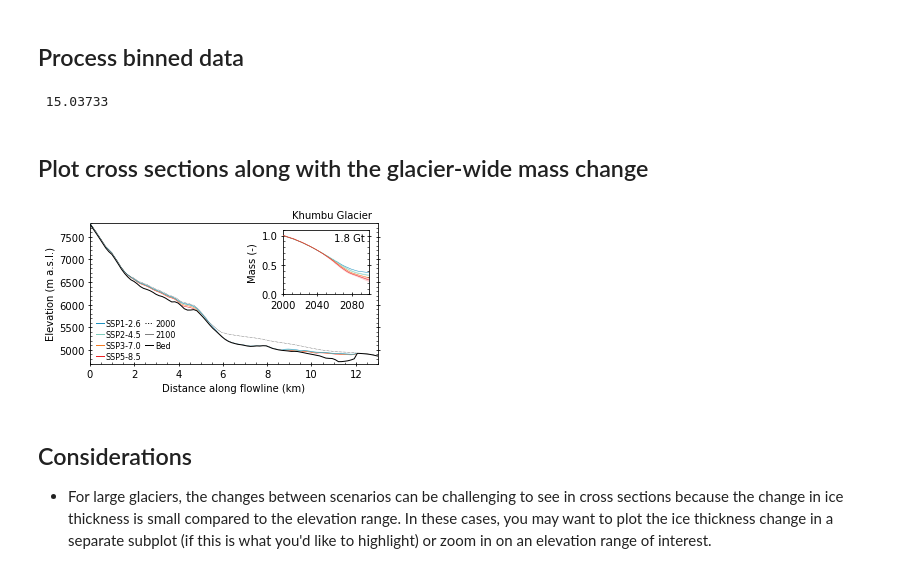
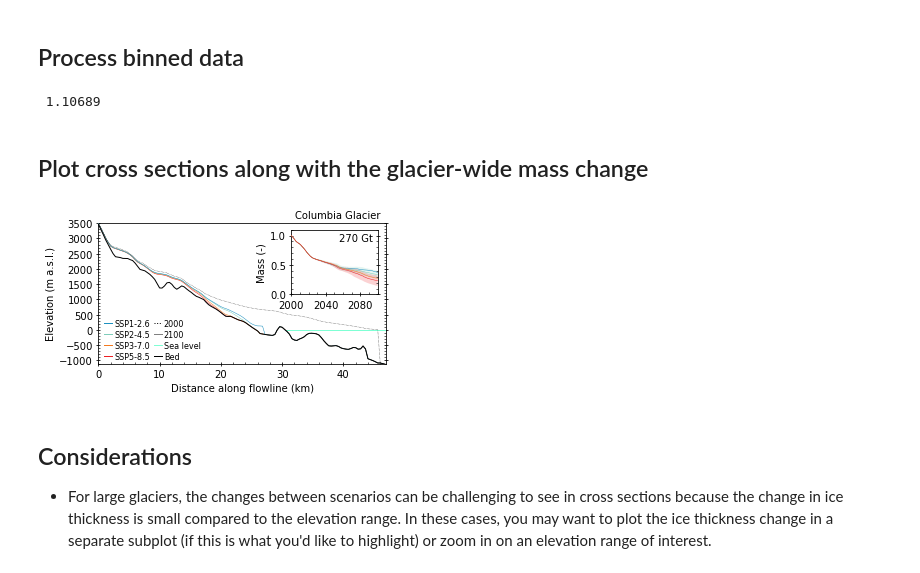
Before and after one commit to PyGEM-Community/PyGEM-scripts, a Jupyter notebook: analyze_glacier_change_CrossSection.ipynb, the cells around one changed output. Drawn from its saved outputs; the diff is of its cells as text; code cells hidden in the pictures.

Commit message:
glaciermip3 script files

```diff
--- a/analyze_glacier_change_CrossSection.ipynb
+++ b/analyze_glacier_change_CrossSection.ipynb
@@ -4,8 +4,10 @@ This notebook provides an example of how to plot a cross section of a single gla
 # %% [markdown]
 ## Input data
 # %%
-glac_nos = ['15.03733']
-glac_name_dict = {'15.03733':'Khumbu Glacier'}
+glac_nos = ['1.10689']
+# glac_nos = ['15.03733']
+glac_name_dict = {'1.10689':'Columbia Glacier',
+                  '15.03733':'Khumbu Glacier'}
 scenarios = ['ssp126', 'ssp245', 'ssp370', 'ssp585']
 # scenarios = ['ssp126']
 gcm_names = ['BCC-CSM2-MR', 'CESM2', 'CESM2-WACCM', 'EC-Earth3', 'EC-Earth3-Veg', 'FGOALS-f3-L',
@@ -115,7 +117,7 @@ for glac_no in glac_nos:
                     glac_zsurf_all[glac_no][scenario] = np.concatenate((glac_zsurf_all[glac_no][scenario], (zbed[:,np.newaxis] + thick)[np.newaxis,:,:]), axis=0)
                     glac_vol_all[glac_no][scenario] = np.concatenate((glac_vol_all[glac_no][scenario], vol[np.newaxis,:]), axis=0)
 # %% [output]
- 15.03733
+ 1.10689
 # %% [markdown]
 ## Plot cross sections along with the glacier-wide mass change
 # %%
@@ -151,8 +153,6 @@ for glac_no in glac_nos:
 
         # Bed elevation and Initial surface elevation
         if scenario == scenarios[-1]:
-            # If different ice thicknesses, this makes them all zero (higher scenarios often thickest ice)
-            ax.fill_between(x[1:]/1000, zbed_med[1:]-20, zbed_med[1:], color='white', zorder=5+len(scenarios))
             # Plot bed elevation
             ax.plot(x/1000, zbed_med[np.arange(len(x))],
                     color='k', linestyle='-', linewidth=1, zorder=5+len(scenarios), label='zbed')
@@ -195,9 +195,15 @@ for glac_no in glac_nos:
         if np.ceil(thick_med.max()/10)*10 > thick_max:
             thick_max = np.ceil(thick_med.max()/10)*10
 
-    # Water level
+    # Water level (only plot to first time bed above the water level, i.e., no inland overdeepenings)
     if ymin < 0:
-        water_idx = np.where(zbed_med < 0)[0]
+        water_idx_raw = np.where(zbed_med < 0)[0]
+        water_idx_rev = water_idx_raw[::-1]
+        break_idx = np.where(water_idx_rev[0:-1] - water_idx_rev[1:] != 1)[0]
+        water_idx_break = np.where(water_idx_raw==water_idx_rev[break_idx])[0][0]
+        water_idx = water_idx_raw[water_idx_break:]
+        # add idx before water starts so it touches land
+        water_idx = [water_idx[0]-1] + list(water_idx)
         # Add water level
         ax.plot(x[water_idx]/1000, np.zeros(x[water_idx].shape), color='aquamarine', linewidth=1)
 
@@ -267,34 +273,34 @@ for glac_no in glac_nos:
         line = Line2D([0,1],[0,1], color=scenario_colordict[scenario], linewidth=1)
         leg_lines.append(line)
 
     # add years
     line = Line2D([0,1],[0,1], color='k', linestyle=':', linewidth=1)
     leg_lines.append(line)
     leg_labels.append(str(startyear))
     line = Line2D([0,1],[0,1], color='grey', linestyle='-', linewidth=1)
     leg_lines.append(line)
     leg_labels.append(str(csyear))
     if zbed_med.min() < 0:
         line = Line2D([0,1],[0,1], color='aquamarine', linewidth=1)
         leg_lines.append(line)
         leg_labels.append('Sea level')
     line = Line2D([0,1],[0,1], color='k', linewidth=1)
     leg_lines.append(line)
     leg_labels.append('Bed')
 
     ax.legend(leg_lines, leg_labels, loc=(0.02,0.02), fontsize=8, labelspacing=0.25, handlelength=1,
               handletextpad=0.25, borderpad=0, ncol=2, columnspacing=0.5, frameon=False)
 
     # Save figure
     fig_fn = (glac_no + '_profile_' + str(csyear) + '_ssps.png')
     fig.set_size_inches(4,3)
     fig.patch.set_facecolor('white')
     if not os.path.exists(fig_fp):
         os.makedirs(fig_fp)
     fig.savefig(fig_fp + fig_fn, bbox_inches='tight', dpi=300)
     plt.show()
 # %% [output]
-[figure, old version]
+[figure, new version]
 # %% [markdown]
 ## Considerations
 - For large glaciers, the changes between scenarios can be challenging to see in cross sections because the change in ice thickness is small compared to the elevation range. In these cases, you may want to plot the ice thickness change in a separate subplot (if this is what you'd like to highlight) or zoom in on an elevation range of interest.
```
Also changed, not shown: 12 other files.
